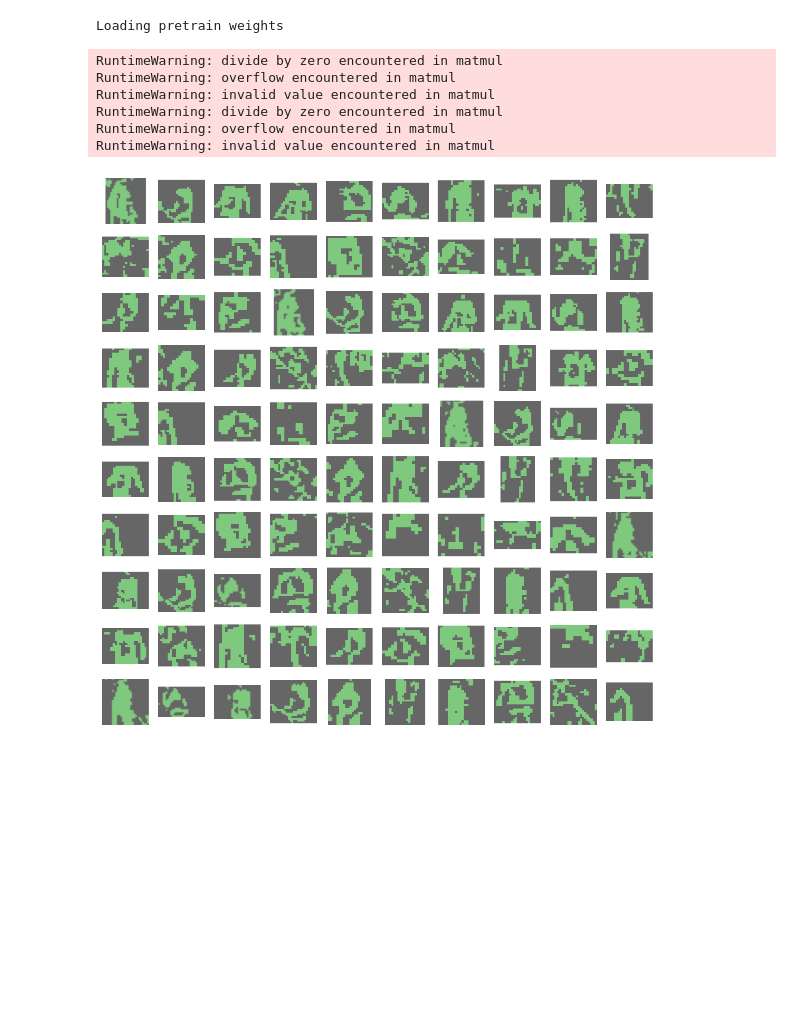
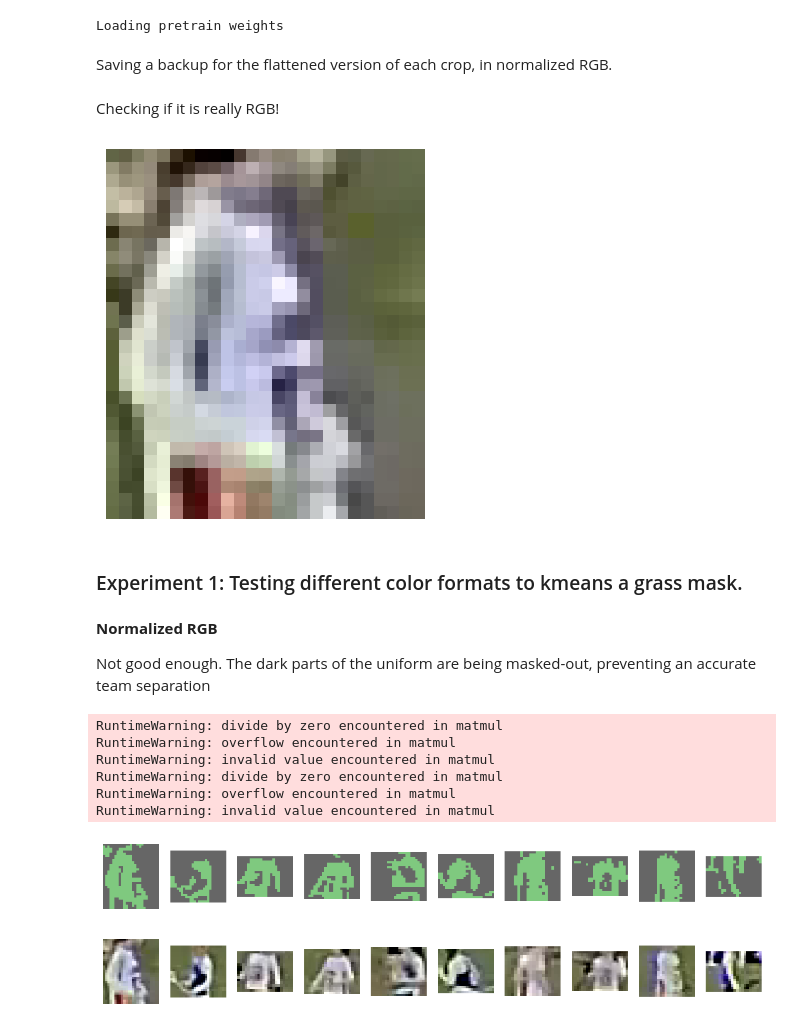
Before and after one commit to fmousinho/LaxAI, a Jupyter notebook: notebook.ipynb, the cells around one changed output. Saved outputs shown, nothing was run; the diff lists cells and outputs as text; code cells hidden in the pictures; blank space fills up the shorter version.

```diff
--- a/notebook.ipynb
+++ b/notebook.ipynb
@@ -61,5 +66,28 @@ multi_ineligible_track_ids_team_1: deque[list[int]] = deque()
 trackerid_to_reid_data: Dict[int, Tuple[np.ndarray, int]] = {}
 
 frame_target = debug_max_frames if debug_max_frames else video_info.total_frames
+
+# Identifying teams
+_N_FRAMES_FOR_TEAM_ID = 100
+_PLAYER_CLASS_ID = 3
+
+stride = frame_target // _N_FRAMES_FOR_TEAM_ID if frame_target >= _N_FRAMES_FOR_TEAM_ID else 1
+crops_for_team_id: List[np.ndarray] = []
+# Create a fresh generator for this step to avoid exhaustion
+frame_generator_for_team_id = sv.get_video_frames_generator(stride=stride, **generator_params)
+
+# Calculate how many frames will actually be processed for progress bar
+n_frames_for_team_id = frame_target // stride if stride > 0 else frame_target
+for frame in tqdm(frame_generator_for_team_id, desc="Gathering crops for team identification", total=n_frames_for_team_id):
+    all_detections = model.generate_detections(frame)
+    # all_detections = all_detections.with_nms(threshold=0.9, class_agnostic=True)
+    player_detections = all_detections[all_detections.class_id == _PLAYER_CLASS_ID]
+    for bbox in player_detections.xyxy:
+        crop = sv.crop_image(frame, xyxy=bbox)
+        if crop is not None:
+            crop = cv2.cvtColor(crop, cv2.COLOR_BGR2RGB)  # Ensure crop is in RGB format
+            crops_for_team_id.append(crop)
+
+crops_for_team_id_backup = crops_for_team_id.copy()
 # %% [output]
 Loading pretrain weights
@@ -91,9 +94,12 @@ crops_for_team_id_bakup = crops_for_team_id.copy()
+# %% [markdown]
+Saving a backup for the flattened version of each crop, in normalized RGB.
 # %%
-crops = crops_for_team_id_bakup.copy()
+crops = crops_for_team_id_backup.copy()
 roi_crops = [crop[int(crop.shape[0]*0.1):int(crop.shape[0]*0.5), :, :] for crop in crops]
 shapes = []
 flat_crop_array = []
-for crop in roi_crops:
+for crop_copy in roi_crops:
+    crop = crop_copy.copy()
     shapes.append(crop.shape)
     flat_crop = crop.reshape(-1, 3)
     flat_crop = flat_crop.astype(np.float32)
@@ -106,24 +110,41 @@ np.isinf(flat_crop_norm).any()
+# %% [markdown]
+Checking if it is really RGB!
+# %%
+plt.imshow(roi_crops[0])
+plt.axis('off')
+plt.show()
+# %% [output]
+[figure, added]
+# %% [markdown]
+### Experiment 1: Testing different color formats to kmeans a grass mask.
+# %% [markdown]
+**Normalized RGB**
+
+Not good enough. The dark parts of the uniform are being masked-out, preventing an accurate team separation
 # %%
 flat_crop_norm = flat_crop_norm_backup.copy()
 kmeans_background = KMeans(n_clusters=2, random_state = 42)
 player_or_grass_mask = kmeans_background.fit_predict(flat_crop_norm)
 masked_crops = []
 start = 0
 stop = 0
 for shape in shapes:
     stop = start + shape[0] * shape[1]
     flat_crop = player_or_grass_mask[start:stop]
     masked_crop = np.reshape(flat_crop, shape[:2])
-    #masked_crop = cv2.cvtColor(masked_crop, cv2.COLOR_BGR2RGB)  # Convert to BGR for OpenCV compatibility
     masked_crops.append(masked_crop.copy())
     start = stop
 
-sv.plot_images_grid(masked_crops[:100], grid_size=(10, 10), cmap='Accent')
+sv.plot_images_grid(masked_crops[:10], grid_size=(1, 10), cmap='Accent')
+
+roi_for_plot_bgr = [cv2.cvtColor(crop, cv2.COLOR_RGB2BGR) for crop in roi_crops]
+sv.plot_images_grid(roi_for_plot_bgr[:10], grid_size=(1, 10))
 # %% [output]
 RuntimeWarning: divide by zero encountered in matmul
 RuntimeWarning: overflow encountered in matmul
 RuntimeWarning: invalid value encountered in matmul
 RuntimeWarning: divide by zero encountered in matmul
 RuntimeWarning: overflow encountered in matmul
 RuntimeWarning: invalid value encountered in matmul
-[figure, old version]
+[figure, new version]
+[figure, added]
```
Also changed, not shown: parts of 26 cells of this notebook.
